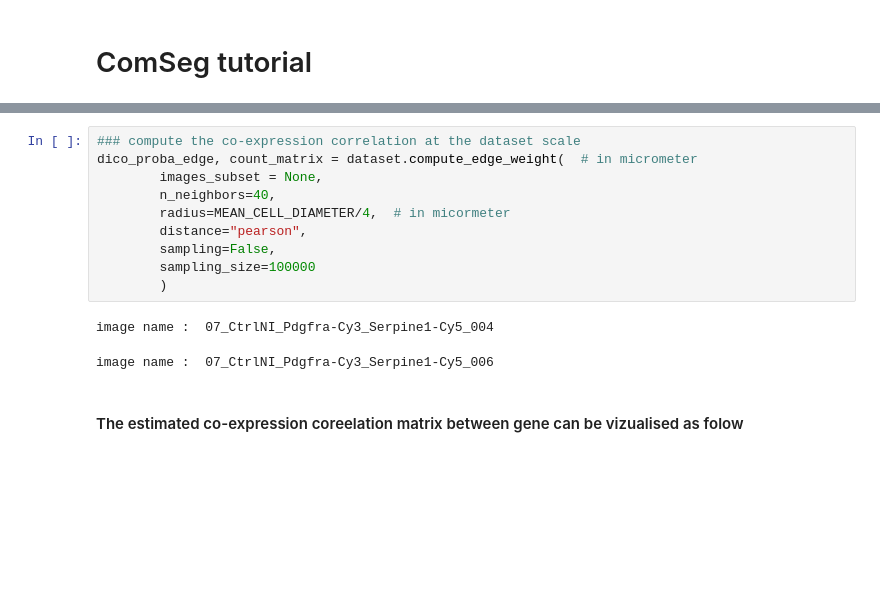
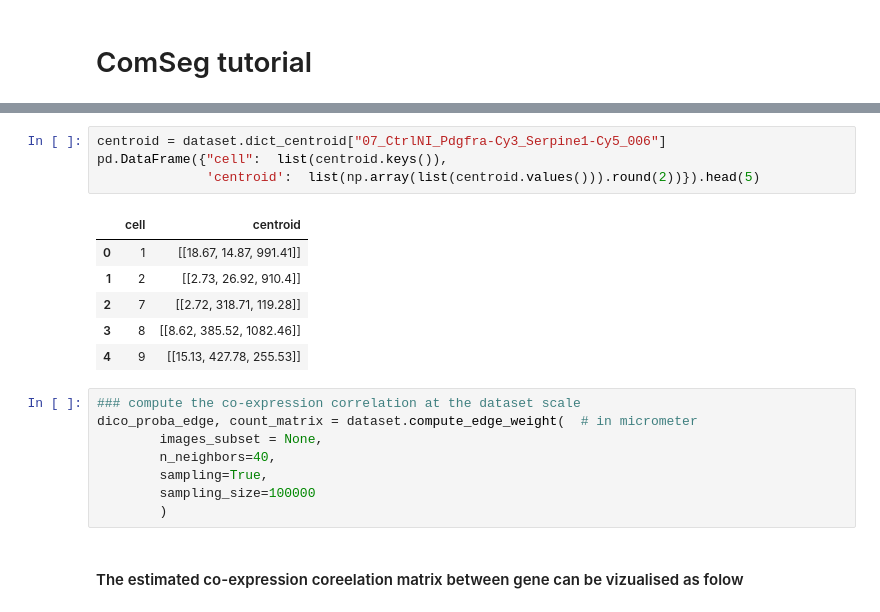
Before and after one commit to fish-quant/ComSeg, a Jupyter notebook: tutorial/tutorial_0.ipynb, the cells around one changed output, grey strips where cells are left out. Saved outputs shown, nothing was run; the diff lists cells and outputs as text; blank space fills up the shorter version.

```diff
--- a/tutorial/tutorial_0.ipynb
+++ b/tutorial/tutorial_0.ipynb
@@ -84,16 +85,22 @@ prior added to 07_CtrlNI_Pdgfra-Cy3_Serpine1-Cy5_006 and save in csv file
+# %%
+centroid = dataset.dict_centroid["07_CtrlNI_Pdgfra-Cy3_Serpine1-Cy5_006"]
+pd.DataFrame({"cell":  list(centroid.keys()),
+              'centroid':  list(np.array(list(centroid.values())).round(2))}).head(5)
+# %% [output]
+|  | cell | centroid |
+| 0 | 1 | [[18.67, 14.87, 991.41]] |
+| 1 | 2 | [[2.73, 26.92, 910.4]] |
+| 2 | 7 | [[2.72, 318.71, 119.28]] |
+| 3 | 8 | [[8.62, 385.52, 1082.46]] |
+| 4 | 9 | [[15.13, 427.78, 255.53]] |
 # %%
 ### compute the co-expression correlation at the dataset scale
 dico_proba_edge, count_matrix = dataset.compute_edge_weight(  # in micrometer
         images_subset = None,
         n_neighbors=40,
-        radius=MEAN_CELL_DIAMETER/4,  # in micormeter
-        distance="pearson",
-        sampling=False,
+        sampling=True,
         sampling_size=100000
         )
-# %% [output]
-image name :  07_CtrlNI_Pdgfra-Cy3_Serpine1-Cy5_004
-image name :  07_CtrlNI_Pdgfra-Cy3_Serpine1-Cy5_006
 # %% [markdown]
 #### The estimated co-expression coreelation matrix between gene can be vizualised as folow
 # %%
```
Also changed, not shown: parts of 30 cells of this notebook, 9 other files.
